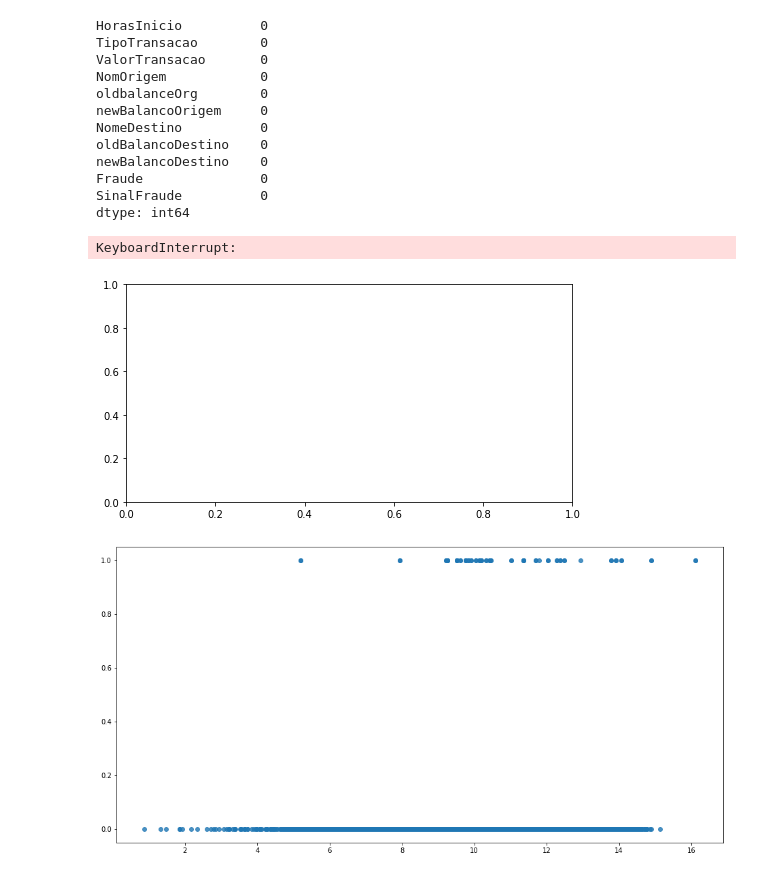
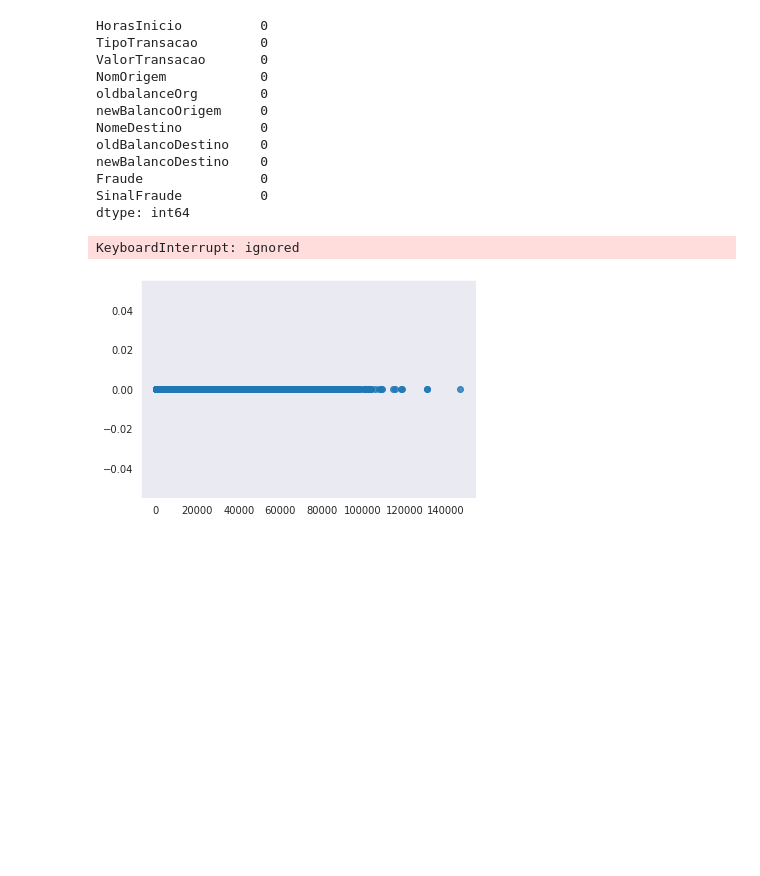
Before and after one commit to phobeiro/TERA-desafio-3, a Jupyter notebook: desafio-3.ipynb, the cells around one changed output. Cells and saved outputs as stored; diff of their text form; code cells hidden in the pictures; blank space fills up the shorter version.

```diff
--- a/desafio-3.ipynb
+++ b/desafio-3.ipynb
@@ -10,6 +10,7 @@ import seaborn as sns
 import warnings
 
 warnings.filterwarnings('ignore')
+sns.set_style('dark')
 
 def ColabOuCode():
     '''
@@ -18,12 +19,15 @@ def ColabOuCode():
     try:
         from google.colab import drive
         drive.mount('/content/drive')
-        df = pd.read_csv(
-            '/content/drive/MyDrive/Colab Notebooks/TERA-desafio-3/data/fraud_detection_dataset.csv'
-        )
+        df = pd.read_csv('/content/drive/MyDrive/Colab Notebooks/TERA-desafio-3/data/fraud_detection_dataset.csv',
+                         nrows=2000000,
+                         verbose=False
+                         )
     except:
-        df = pd.read_csv('./data/fraud_detection_dataset.csv', nrows=10000, verbose=False)
-
+        df = pd.read_csv('./data/fraud_detection_dataset.csv',
+                         nrows=10000,
+                         verbose=False
+                        )
     return df
 # %%
 df = ColabOuCode()
@@ -109,29 +115,27 @@ Fraude               0
 SinalFraude          0
 dtype: int64
 # %%
-fig = plt.subplots(figsize=(8,4))
-
 '''for i in df.TipoTransacao.unique():
     sns.regplot(
         x=df['ValorTransacao'][df.TipoTransacao == i][df.Fraude == 1],
         y=df['Fraude'][df.TipoTransacao == i][df.Fraude == 1],
         logistic=True
     )
     plt.show()
 '''
 
-fig = plt.subplots(figsize=(16,8))
+#fig = plt.subplots(figsize=(16,8))
 
-df['ValorTransacao'] = np.log(df['ValorTransacao'])
+#df['ValorTransacao'] = np.log(df['ValorTransacao'])
 
-#for i in df.TipoTransacao.unique():
-sns.regplot(
-    x=df['ValorTransacao'],
-    y=df['Fraude'],
-    logistic=True
-)
-plt.show()
+for i in df.TipoTransacao.unique():
+    sns.regplot(
+                x=df['ValorTransacao'][df.TipoTransacao == i],
+                y=df['Fraude'][df.TipoTransacao == i],
+                logistic=True
+    ).set_title(i)
+    plt.show()
+    print()
 # %% [output]
-KeyboardInterrupt:
+KeyboardInterrupt: ignored
-[figure, old version]
+[figure, new version]
-[figure, removed]
```
Also changed, not shown: parts of 4 cells of this notebook.
